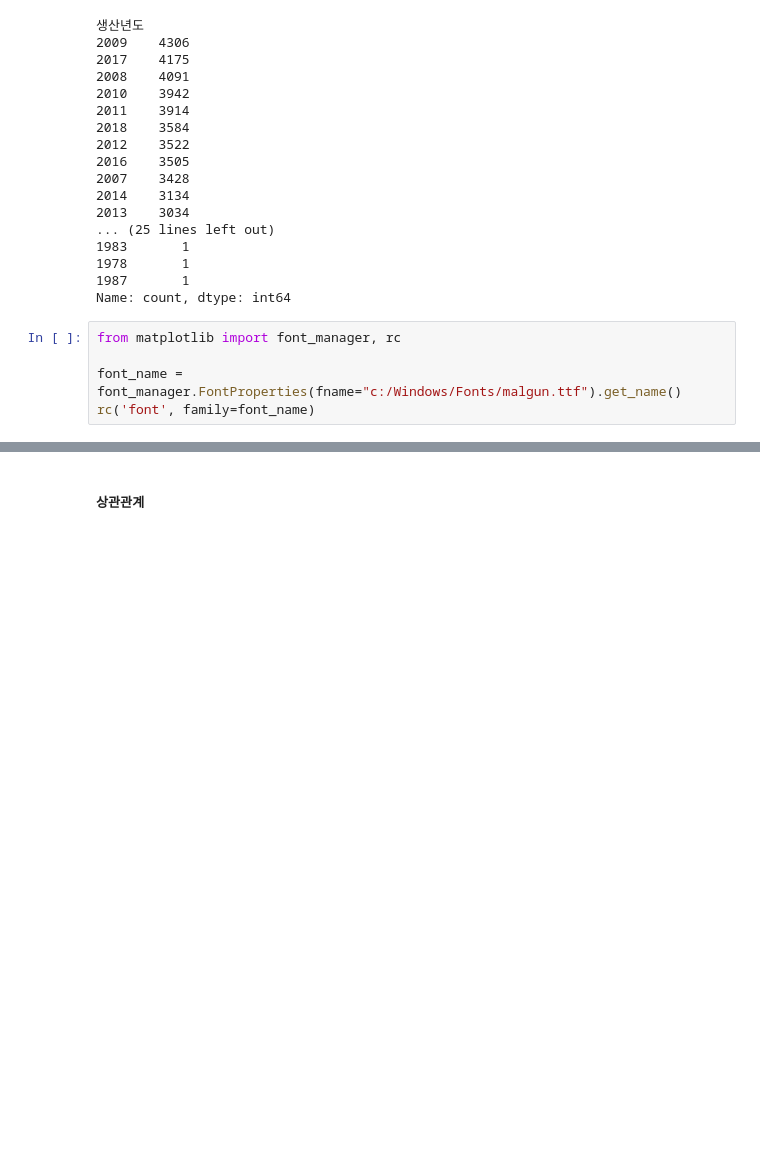
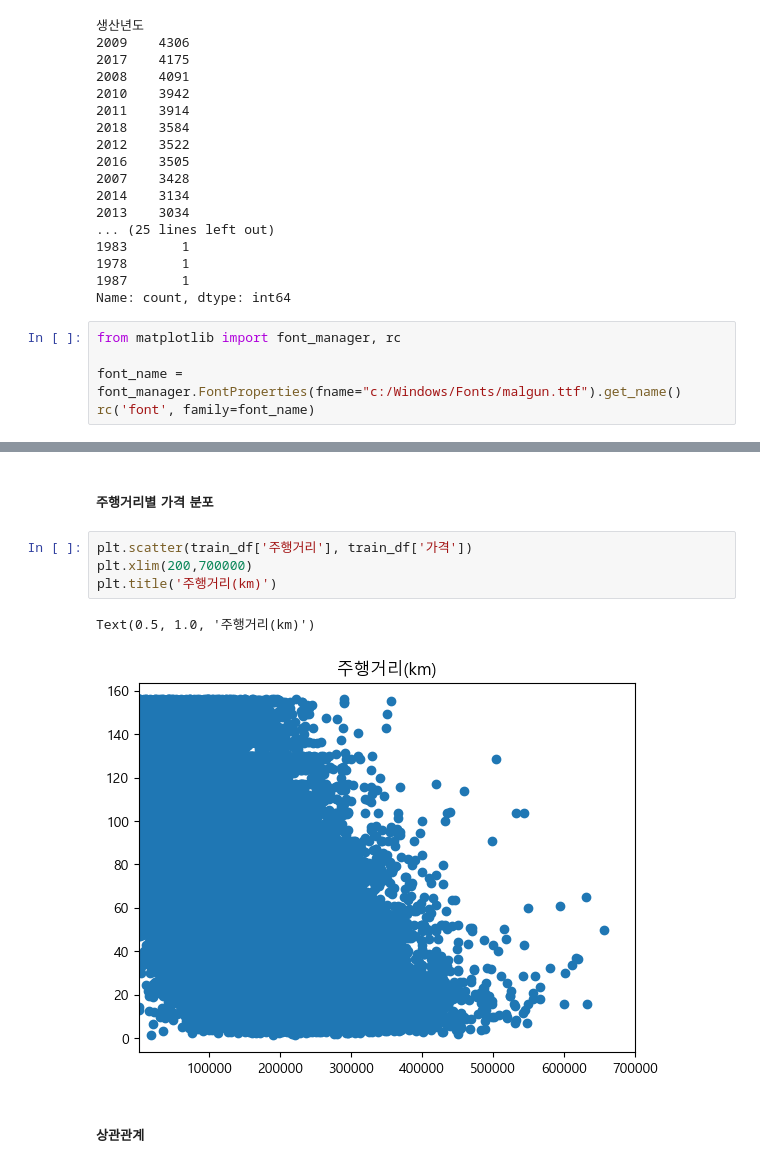
Before and after one commit to woojooc/ML_Car, a Jupyter notebook: jm/dacon/EDA.ipynb, the cells around one changed output, grey strips where cells are left out. Drawn from its saved outputs; the diff is of its cells as text; blank space fills up the shorter version.

```diff
--- a/jm/dacon/EDA.ipynb
+++ b/jm/dacon/EDA.ipynb
@@ -71,3 +90,12 @@ rc('font', family=font_name)
+# %% [markdown]
+##### 주행거리별 가격 분포
+# %%
+plt.scatter(train_df['주행거리'], train_df['가격'])
+plt.xlim(200,700000)
+plt.title('주행거리(km)')
+# %% [output]
+Text(0.5, 1.0, '주행거리(km)')
+[figure, added]
 # %% [markdown]
 ##### 상관관계
 # %%
```
Also changed, not shown: parts of 5 cells of this notebook.
